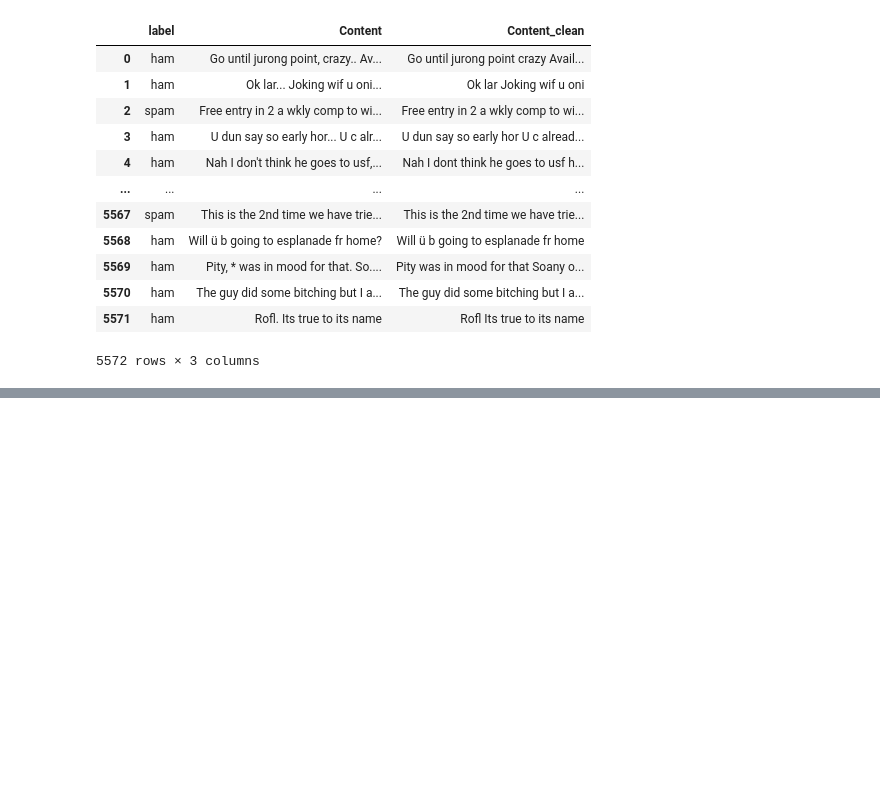
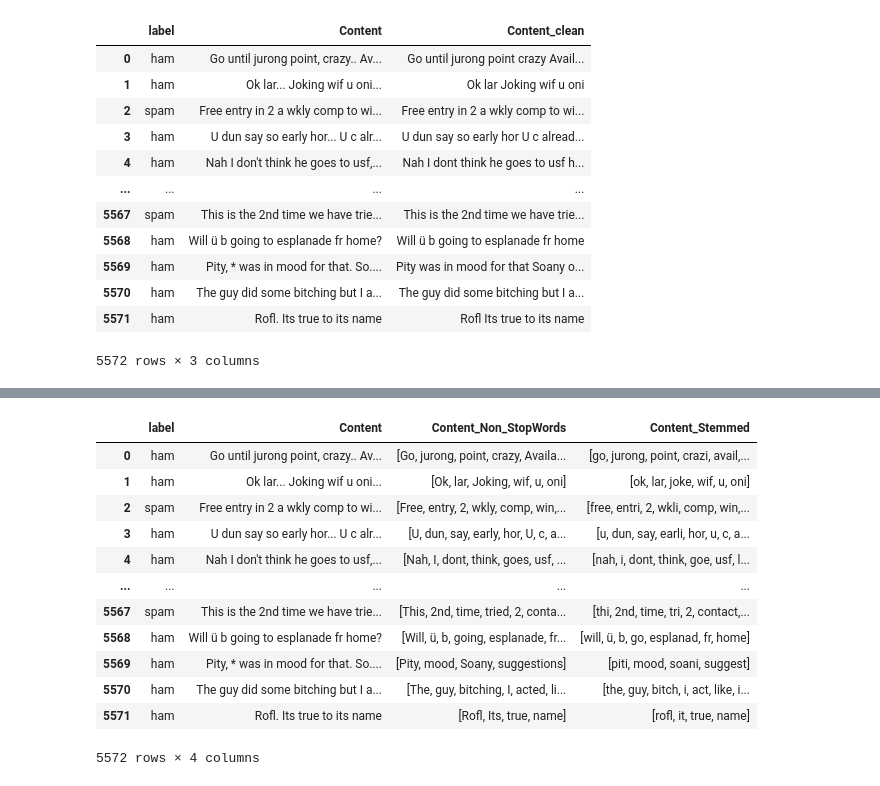
Before and after one commit to LasnamiWalid16/document_classification_NLP, a Jupyter notebook: fichiers_d_exercice_machine_learning_nlp/fichiers_d_exercice_machine_learning_nlp/Chapitre_03/03_02/data-cleaning.ipynb, the cells around one changed output, grey strips where cells are left out. Saved outputs shown, nothing was run; the diff lists cells and outputs as text; code cells hidden in the pictures; blank space fills up the shorter version.

```diff
--- a/fichiers_d_exercice_machine_learning_nlp/fichiers_d_exercice_machine_learning_nlp/Chapitre_03/03_02/data-cleaning.ipynb
+++ b/fichiers_d_exercice_machine_learning_nlp/fichiers_d_exercice_machine_learning_nlp/Chapitre_03/03_02/data-cleaning.ipynb
@@ -45,0 +94,14 @@ data
+# %%
+# I will merge All of the functions I created above in only one function
+def clean_email(email):
+    #first: Removing all of strin.punctuation
+    content_clean = "".join([word for word in email if word not in string.punctuation])
+    #Second: Spleting the result into one list witch contains words like elements
+    content_tokenizes = re.split('\W+',content_clean)
+    #Third: Removing StopWords
+    text = [word for word in content_tokenizes if word not in en_stopwords]
+    return text
+# %%
+data2 = pd.read_csv("../../Data/SMSSpamCollection.txt", sep='\t', header=None)
+data2.columns = ['label', 'Content']
+data2
@@ -45,0 +122,2 @@ data
+# %%
+data2['Content_Non_StopWords'] = data2['Content'].apply(lambda x: clean_email(x))
@@ -45,0 +140,22 @@ data
+# %%
+ps = nltk.PorterStemmer()
+def steamming(words):
+    result = [ps.stem(word) for word in words]
+    return result
+
+data2['Content_Stemmed'] = data2['Content_Non_StopWords'].apply(lambda x: steamming(x))
+data2
+# %% [output]
+|  | label | Content | Content_Non_StopWords | Content_Stemmed |
+| 0 | ham | Go until jurong point, crazy.. Av... | [Go, jurong, point, crazy, Availa... | [go, jurong, point, crazi, avail,... |
+| 1 | ham | Ok lar... Joking wif u oni... | [Ok, lar, Joking, wif, u, oni] | [ok, lar, joke, wif, u, oni] |
+| 2 | spam | Free entry in 2 a wkly comp to wi... | [Free, entry, 2, wkly, comp, win,... | [free, entri, 2, wkli, comp, win,... |
+| 3 | ham | U dun say so early hor... U c alr... | [U, dun, say, early, hor, U, c, a... | [u, dun, say, earli, hor, u, c, a... |
+| 4 | ham | Nah I don't think he goes to usf,... | [Nah, I, dont, think, goes, usf, ... | [nah, i, dont, think, goe, usf, l... |
+| ... | ... | ... | ... | ... |
+| 5567 | spam | This is the 2nd time we have trie... | [This, 2nd, time, tried, 2, conta... | [thi, 2nd, time, tri, 2, contact,... |
+| 5568 | ham | Will ü b going to esplanade fr home? | [Will, ü, b, going, esplanade, fr... | [will, ü, b, go, esplanad, fr, home] |
+| 5569 | ham | Pity, * was in mood for that. So.... | [Pity, mood, Soany, suggestions] | [piti, mood, soani, suggest] |
+| 5570 | ham | The guy did some bitching but I a... | [The, guy, bitching, I, acted, li... | [the, guy, bitch, i, act, like, i... |
+| 5571 | ham | Rofl. Its true to its name | [Rofl, Its, true, name] | [rofl, it, true, name] |
+5572 rows × 4 columns
```
Also changed, not shown: parts of 11 cells of this notebook.
